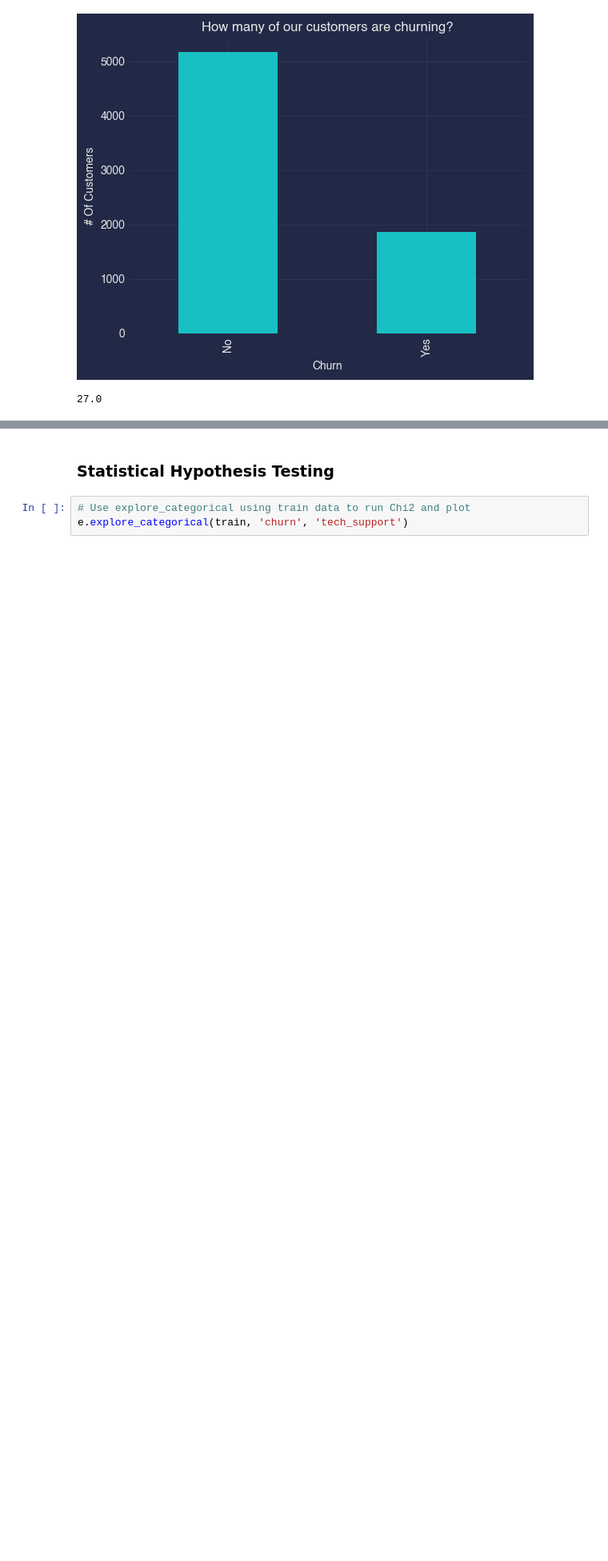
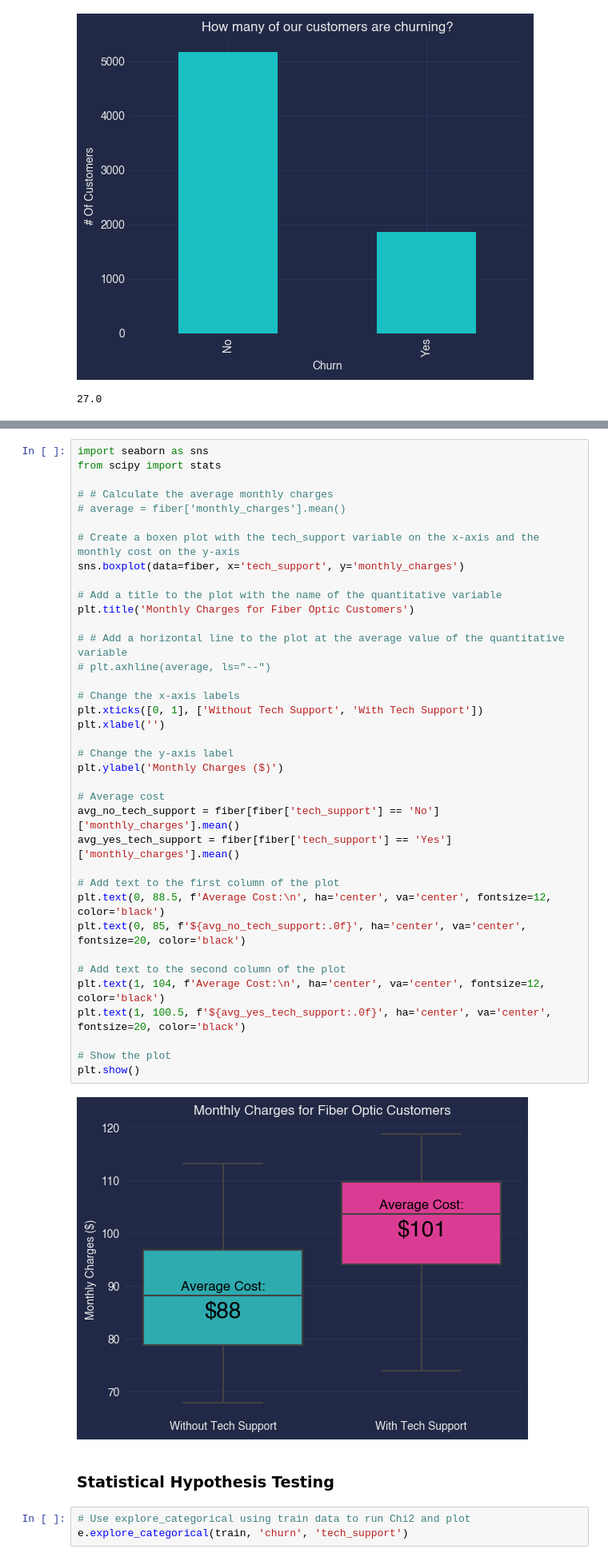
Before and after one commit to Josue-Gonzalez627/Telco_Classification_Project, a Jupyter notebook: project_template.ipynb, the cells around one changed output, grey strips where cells are left out. Shown at 80% size. Drawn from its saved outputs; the diff is of its cells as text; blank space fills up the shorter version.

```diff
--- a/project_template.ipynb
+++ b/project_template.ipynb
@@ -149,3 +276,42 @@ print(round((df.churn == 'Yes').sum() / len(df),2)*100)
+# %%
+import seaborn as sns
+from scipy import stats
+
+# # Calculate the average monthly charges
+# average = fiber['monthly_charges'].mean()
+
+# Create a boxen plot with the tech_support variable on the x-axis and the monthly cost on the y-axis
+sns.boxplot(data=fiber, x='tech_support', y='monthly_charges')
+
+# Add a title to the plot with the name of the quantitative variable
+plt.title('Monthly Charges for Fiber Optic Customers')
+
+# # Add a horizontal line to the plot at the average value of the quantitative variable
+# plt.axhline(average, ls="--")
+
+# Change the x-axis labels
+plt.xticks([0, 1], ['Without Tech Support', 'With Tech Support'])
+plt.xlabel('')
+
+# Change the y-axis label
+plt.ylabel('Monthly Charges ($)')
+
+# Average cost
+avg_no_tech_support = fiber[fiber['tech_support'] == 'No']['monthly_charges'].mean()
+avg_yes_tech_support = fiber[fiber['tech_support'] == 'Yes']['monthly_charges'].mean()
+
+# Add text to the first column of the plot
+plt.text(0, 88.5, f'Average Cost:\n', ha='center', va='center', fontsize=12, color='black')
+plt.text(0, 85, f'${avg_no_tech_support:.0f}', ha='center', va='center', fontsize=20, color='black')
+
+# Add text to the second column of the plot
+plt.text(1, 104, f'Average Cost:\n', ha='center', va='center', fontsize=12, color='black')
+plt.text(1, 100.5, f'${avg_yes_tech_support:.0f}', ha='center', va='center', fontsize=20, color='black')
+
+# Show the plot
+plt.show()
+# %% [output]
+[figure, added]
 # %% [markdown]
 ### **Statistical Hypothesis Testing**
 # %%
```
Also changed, not shown: parts of 14 cells of this notebook.
